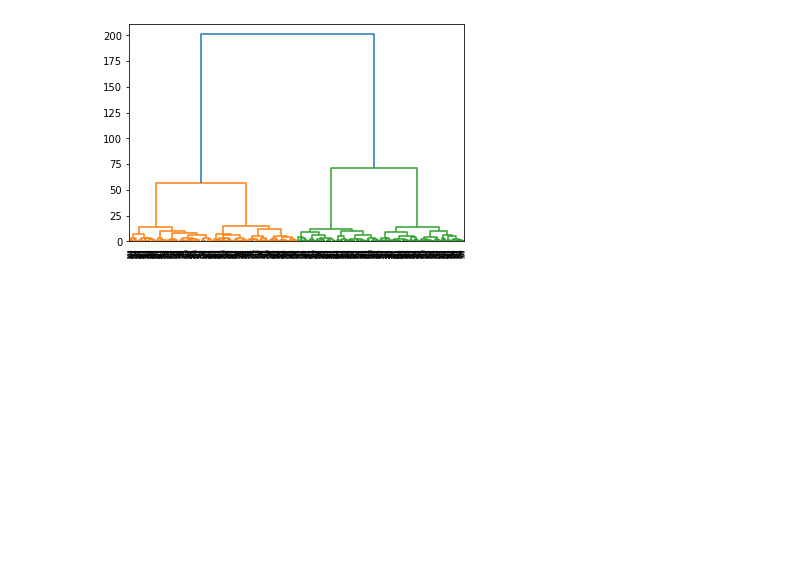
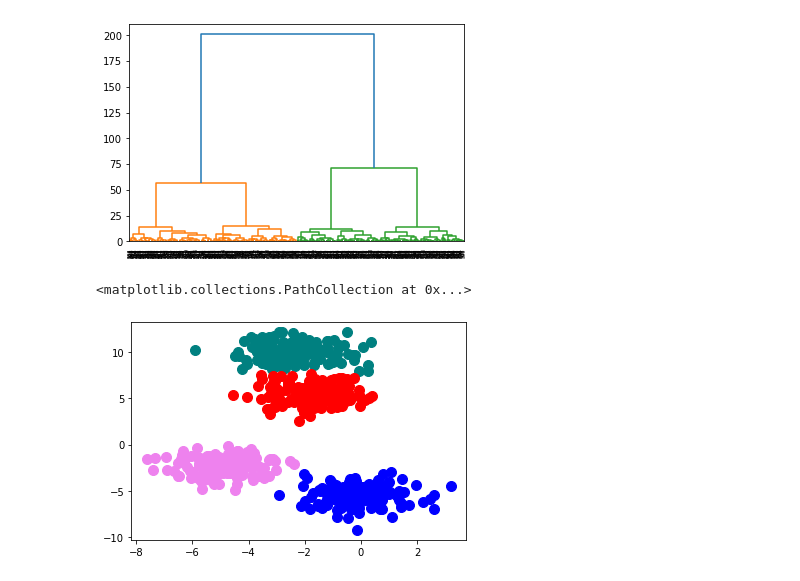
Before and after one commit to ElliottMetzler/the-manhattan-project, a Jupyter notebook: code/clustering_walkthrough.ipynb, the cells around one changed output. Drawn from its saved outputs; the diff is of its cells as text; code cells hidden in the pictures; blank space fills up the shorter version.

```diff
--- a/code/clustering_walkthrough.ipynb
+++ b/code/clustering_walkthrough.ipynb
@@ -374,3 +382,16 @@ from sklearn.cluster import AgglomerativeClustering
 dendrogram = hierarchy.dendrogram(hierarchy.linkage(points, method = 'ward'))
 # %% [output]
 [figure]
+# %%
+#Clustering
+hc = AgglomerativeClustering(n_clusters=4, affinity = 'euclidean', linkage = 'ward')
+# %%
+y_hc = hc.fit_predict(points)
+# %%
+plt.scatter(points[y_hc ==0,0], points[y_hc == 0,1], s = 100, c = 'teal')
+plt.scatter(points[y_hc ==1,0], points[y_hc == 1,1], s = 100, c = 'red')
+plt.scatter(points[y_hc ==2,0], points[y_hc == 2,1], s = 100, c = 'violet')
+plt.scatter(points[y_hc ==3,0], points[y_hc == 3,1], s = 100, c = 'blue')
+# %% [output]
+<matplotlib.collections.PathCollection at 0x...>
+[figure, added]
```
Also changed, not shown: parts of 4 cells of this notebook.
